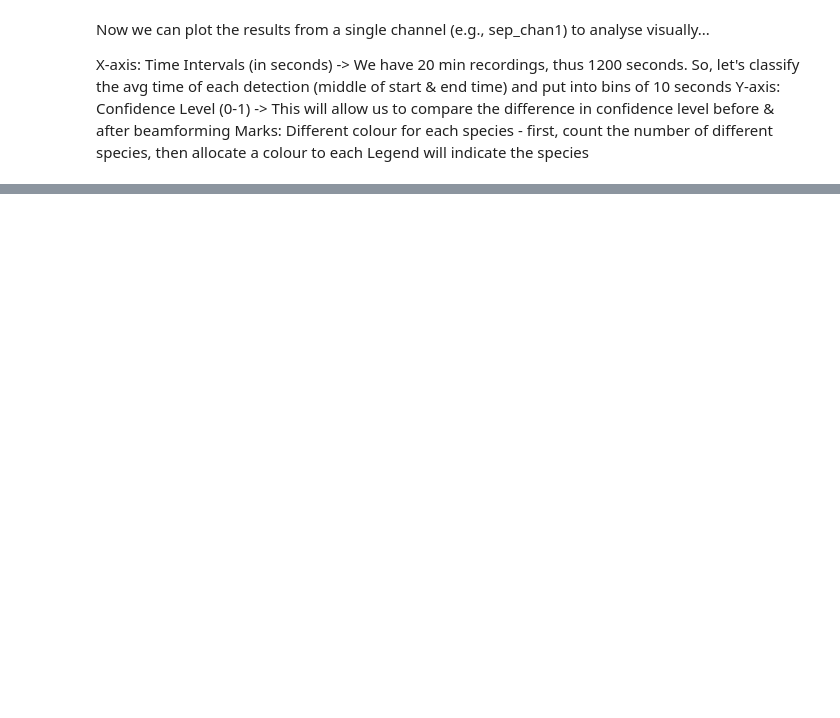
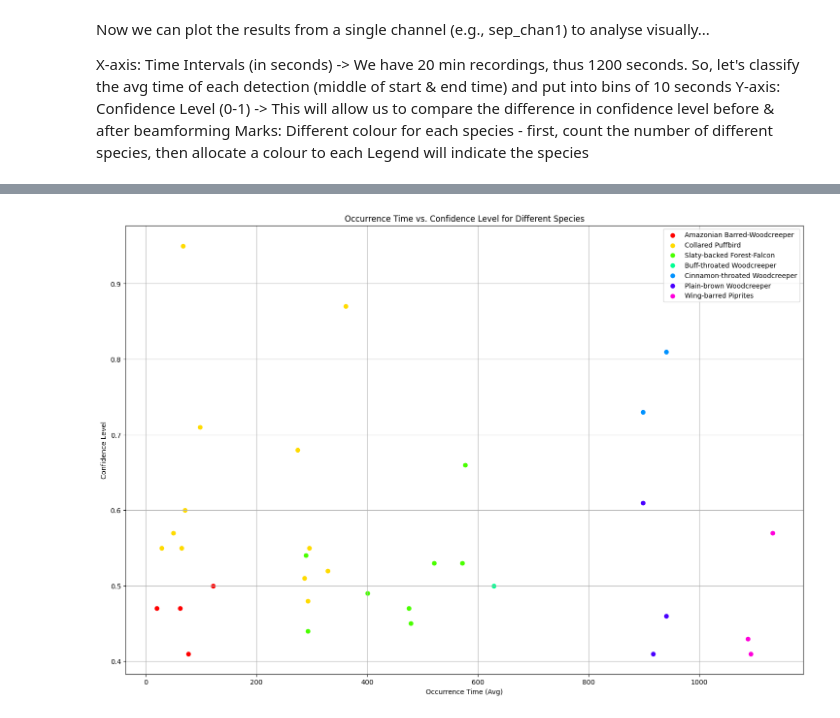
Before and after one commit to JamesSkinna/Masters_6mic_analysis, a Jupyter notebook: src/trying-out-code/odas_process_test.ipynb, the cells around one changed output, grey strips where cells are left out. Cells and saved outputs as stored; diff of their text form; code cells hidden in the pictures; blank space fills up the shorter version.

Commit message:
Finished the first plot - time vs confidence

```diff
--- a/src/trying-out-code/odas_process_test.ipynb
+++ b/src/trying-out-code/odas_process_test.ipynb
@@ -278,3 +337,80 @@ Y-axis: Confidence Level (0-1)
 Marks:
     Different colour for each species - first, count the number of different species, then allocate a colour to each
     Legend will indicate the species
+# %%
+import colorsys
+import matplotlib.pyplot as plt
+
+# Process the data for each species-------------------------------------------------------------------------------------
+
+sep_chan3_data = results_dict["sep_chan3.mp3"]       # Extract data from one processed recording
+
+def extract_time_conf(chan_data):
+
+    time_conf_data = {}
+
+    for entry in chan_data:
+
+        species_name = entry["common_name"]         # Extract the bird name from the entry
+
+        if species_name in time_conf_data:           # Check if exists already in our count dictionary
+            time_conf_data[species_name]["conf_list"].append(round(entry["confidence"], 2))
+            time_conf_data[species_name]["avg_occurence_time_list"].append((entry["start_time"] + entry["end_time"])/2)
+        else:
+            # For new entries
+            time_conf_data[species_name] = {}       # Create new nested dictionary
+            time_conf_data[species_name]["conf_list"] = [round(entry["confidence"], 2)]
+            time_conf_data[species_name]["avg_occurence_time_list"] = [(entry["start_time"] + entry["end_time"])/2]
+
+    return time_conf_data
+
+plotting_data = extract_time_conf(sep_chan3_data)
+# pprint(plotting_data)
+
+# Plot the data for each species----------------------------------------------------------------------------------------
+
+# Setup the plot...
+plt.figure(figsize=(18, 12))
+plt.xlabel('Occurrence Time (Avg)')
+plt.ylabel('Confidence Level')
+plt.title('Occurrence Time vs. Confidence Level for Different Species')
+plt.grid(True)
+
+
+# Obtain a different plotting colour for each species...
+def generate_distinct_colours(num_colours):
+    distinct_colours = []
+    for i in range(num_colours):
+        # Calculate the hue value based on the number of colours
+        hue = i / num_colours
+
+        # Convert HSL to RGB
+        r, g, b = colorsys.hls_to_rgb(hue, 0.5, 1)
+
+        # DONT CONVERT TO 0-255 (leave between 0-1)!
+        # # Scale the RGB values to the range 0-255
+        # r = int(r * 255)
+        # g = int(g * 255)
+        # b = int(b * 255)
+
+        distinct_colours.append((r, g, b))
+
+    return(distinct_colours)
+
+# Assign 1 distinct RGB colour for each species...
+num_colours = len(plotting_data)
+# print(num_colours)
+distinct_colours = generate_distinct_colours(num_colours)
+# print(distinct_colours)
+
+
+# Plot the data for each species...
+for i, species in enumerate(plotting_data.keys()):
+    # print(i)
+    # print(species)
+    # print(distinct_colours[i])
+    plt.scatter(plotting_data[species]["avg_occurence_time_list"], plotting_data[species]["conf_list"], color=distinct_colours[i], label=species)
+
+plt.legend()
+plt.show()
+# %% [output]
@@ -280,0 +424 @@ Marks:
+[figure, added]
```
Also changed, not shown: parts of 4 cells of this notebook.
